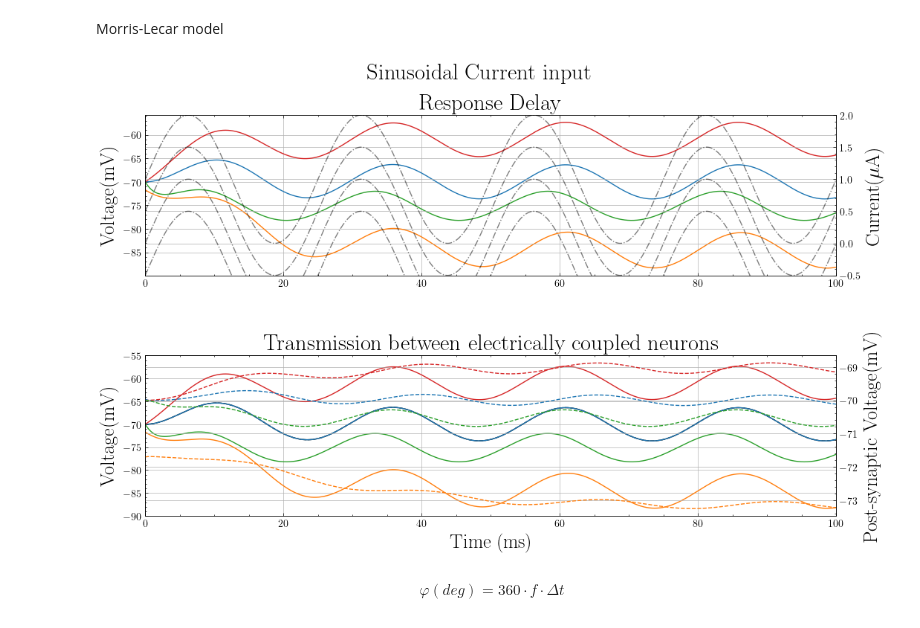
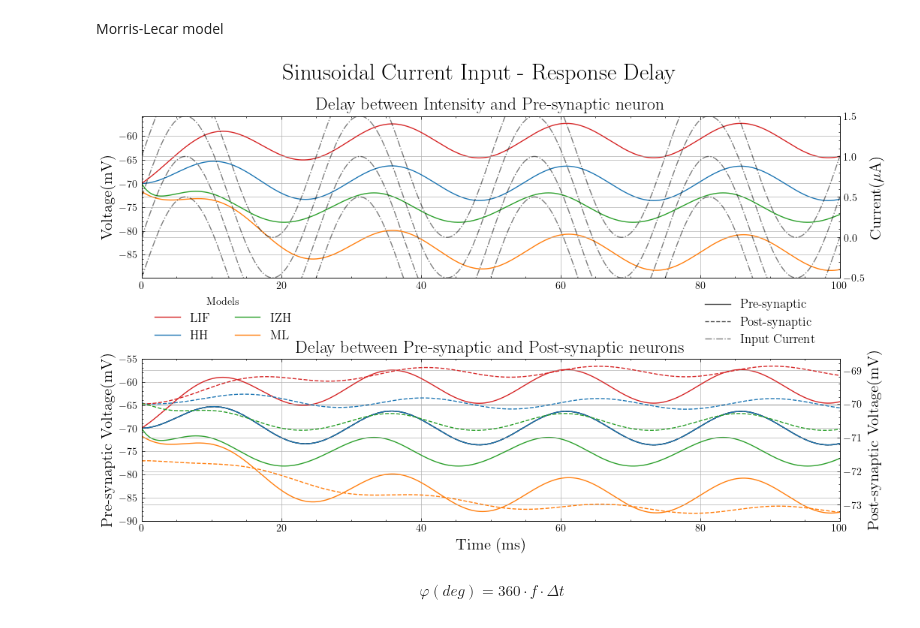
Before and after one commit to Sir-Bip-Bop/Gap-Junction-Coupling-Studies, a Jupyter notebook: NeuronPairs/GHResults2.ipynb, the cells around one changed output. Cells and saved outputs as stored; diff of their text form; code cells hidden in the pictures.

```diff
--- a/NeuronPairs/GHResults2.ipynb
+++ b/NeuronPairs/GHResults2.ipynb
@@ -342,7 +344,7 @@ color = 'black'
 ax2.set_xlabel('Time (ms)')
 
 ax1.set_ylabel('Voltage(mV)', color = color)
-ax2.set_ylabel('Voltage(mV)', color = color)
+ax2.set_ylabel('Pre-synaptic Voltage(mV)', color = color)
 ax1.tick_params(axis = 'y', labelcolor = color)
 ax2.tick_params(axis = 'y', labelcolor = color)
 
@@ -356,50 +358,50 @@ ax4.set_ylabel('Post-synaptic Voltage(mV)', color = color)
 ax3.tick_params(axis = 'y', labelcolor = color)
 ax4.tick_params(axis = 'y', labelcolor = color)
 
-fig.suptitle('Sinusoidal Current input',fontsize=22)
+fig.suptitle('Sinusoidal Current Input - Response Delay',fontsize=22)
 
-ax1.title.set_text('Response Delay')
-ax2.title.set_text('Transmission between electrically coupled neurons')
+ax1.title.set_text('Delay between Intensity and Pre-synaptic neuron')
+ax2.title.set_text('Delay between Pre-synaptic and Post-synaptic neurons')
 
-ax3.set_ylim(-0.5,2)
+ax3.set_ylim(-0.5,1.5)
 ax2.set_ylim(-90,-55)
 ax1.set_xlim(0,100)
 ax2.set_xlim(0,100)
 #lns1 = ax1.plot(time,I[:,0], color = 'tab:green', label = 'Current')
-lns3 = ax1.plot(time,data4aHH[:,0], color = 'tab:blue', label = 'HH model')
-lns4 = ax1.plot(time,data4aIF[:,0], color = 'tab:red', label = 'LIF model')
-lns5 = ax1.plot(time,data4aIsh[:,0], color = 'tab:green', label = 'Izhikevich')
-lns6 = ax1.plot(time,data4aML[:,0], color = 'tab:orange', label = 'Morris-Lecar')
+lns3 = ax1.plot(time,data4aHH[:,0], color = 'tab:blue', label = 'HH')
+lns4 = ax1.plot(time,data4aIF[:,0], color = 'tab:red', label = 'LIF')
+lns5 = ax1.plot(time,data4aIsh[:,0], color = 'tab:green', label = 'IZH')
+lns6 = ax1.plot(time,data4aML[:,0], color = 'tab:orange', label = 'ML')
 lnsc1 = ax3.plot(time,I_HH[:,0],'-.',color='black', alpha = 0.5)
 lnsc2 = ax3.plot(time,I_LIF[:,0],'-.',color='black', alpha = 0.5)
-lnsc3 = ax3.plot(time,I_ISH[:,0],'-.',color='black', alpha = 0.5, label = 'Currents')
+lnsc3 = ax3.plot(time,I_ISH[:,0],'-.',color='black', alpha = 0.5, label = 'Input Current')
 lnsc4 = ax3.plot(time,I_ML[:,0], '-.', color = 'black', alpha = 0.5)
 
 
 lns = lns4 + lns3 + lns5 + lns6
 labs = [l.get_label() for l in lns]
-#ax1.legend(lns,labs, bbox_to_anchor=(0.3,-0.1), title='Models', ncols = 2)
+ax1.legend(lns,labs, bbox_to_anchor=(0.23,-0.05), title='Models', ncols = 2,prop={'size':12})
 
 lns1 = ax2.plot(time,data4aHH[:,0],'--',color = 'black', alpha=0.7, label = 'Post-synaptic')
 lns2 = ax2.plot(time,data4aHH[:,0], color = 'black', alpha=0.7, label = 'Pre-synaptic')
 lns8 = ax2.plot(time,data4aHH[:,0], color = 'tab:blue')
 lns5 = ax4.plot(time,data4aHH[:,1], '--', label = 'Post-synaptic', color = 'tab:blue')
 lns6 = ax2.plot(time,data4aIF[:,0] ,color = 'tab:red')
 lns7 = ax4.plot(time,data4aIF[:,1], '--',color = 'tab:red')
 lns8 = ax2.plot(time,data4aIsh[:,0] ,color = 'tab:green')
 lns9 = ax4.plot(time,data4aIsh[:,1], '--',color = 'tab:green')
 lns10 = ax2.plot(time,data4aML[:,0], color = 'tab:orange')
 lns11 = ax4.plot(time,data4aML[:,1], '--', color = 'tab:orange')
 
 
 lns = lns2 + lns1 + lnsc3
 labs = [l.get_label() for l in lns]
-#ax2.legend(lns,labs,loc = (0.8,1.07))
+ax2.legend(lns,labs,loc = (0.8,1.05),prop={'size':12})
 
 
 plt.show()
 # %% [output]
-[figure, old version]
+[figure, new version]
 # %% [markdown]
 $$ \varphi (deg) = 360 \cdot f \cdot \Delta t $$
 # %% [markdown]
```
Also changed, not shown: parts of 1 cell of this notebook, 26 other files.
